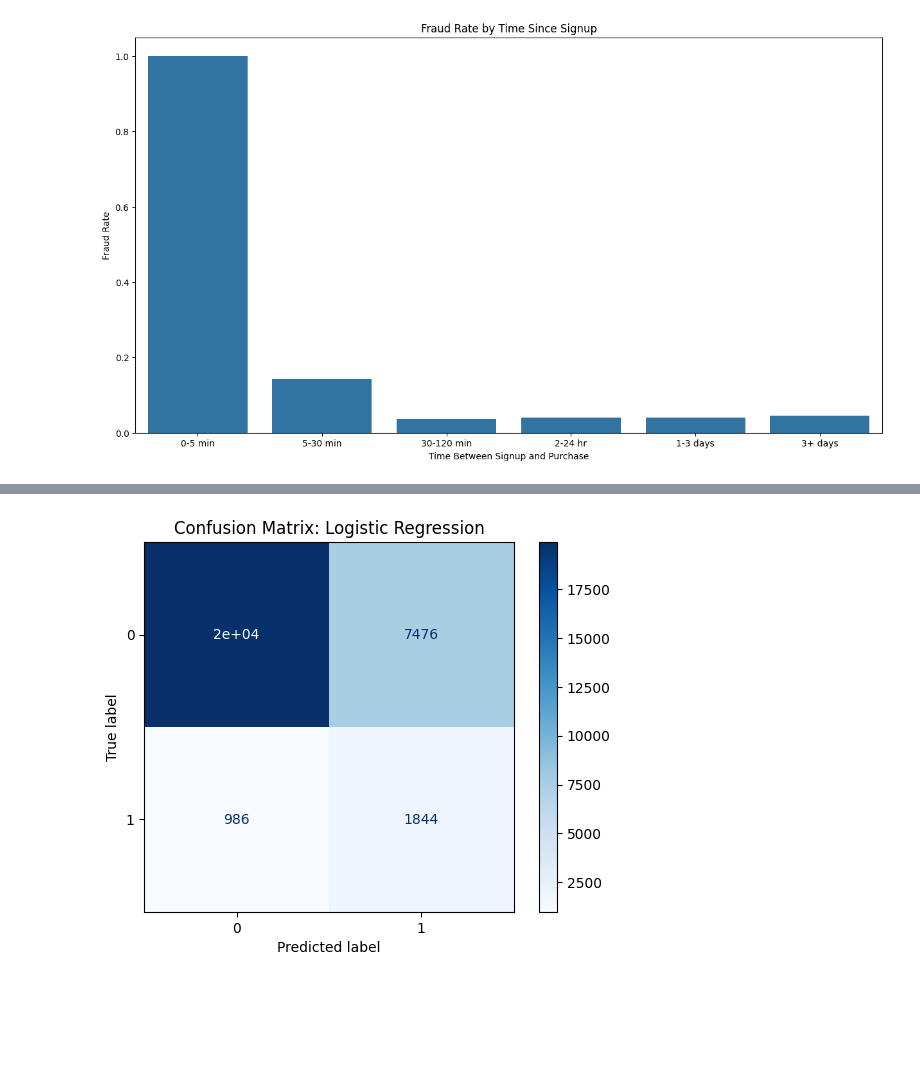
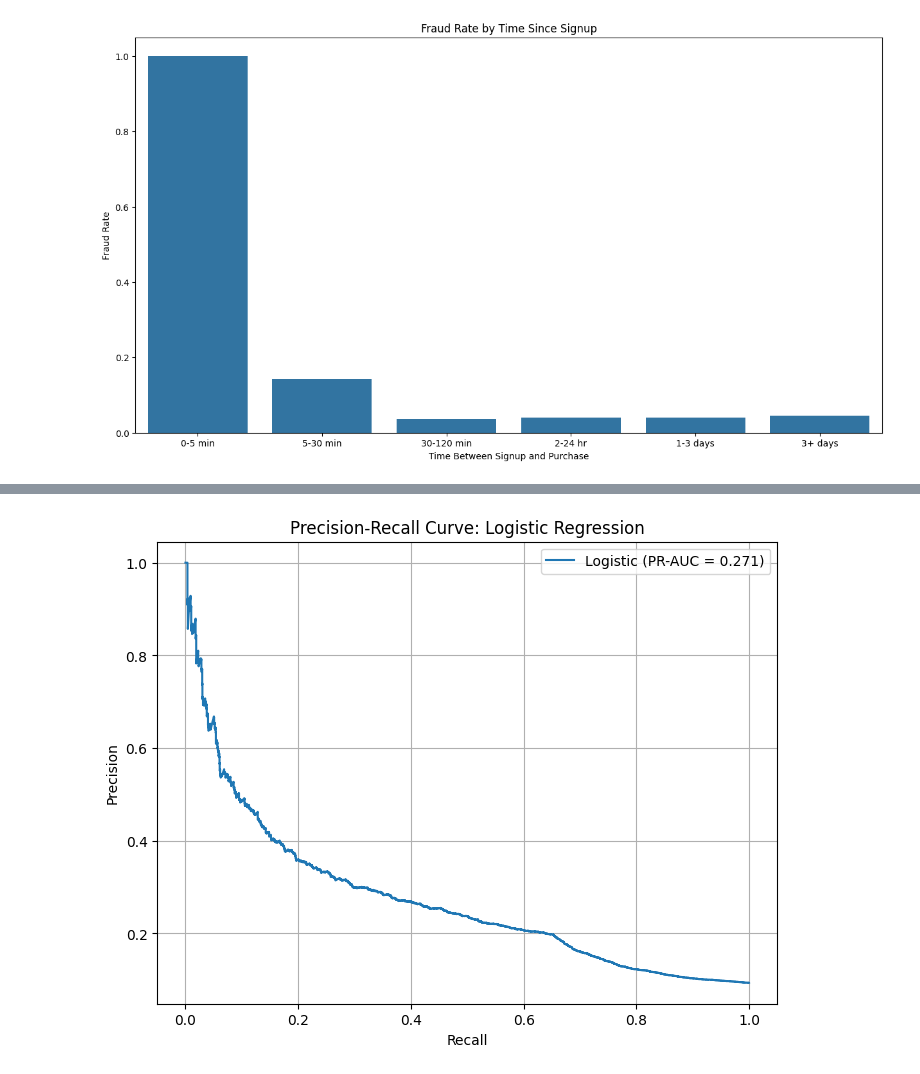
Before and after one commit to yohannes4321/Improved-detection-of-fraud-cases-for-e-commerce-and-bank-transactions, a Jupyter notebook: Nootbook/fraud_data.ipynb, the cells around one changed output, grey strips where cells are left out. Saved outputs shown, nothing was run; the diff lists cells and outputs as text; code cells hidden in the pictures; blank space fills up the shorter version.

Commit message:
model comparision

```diff
--- a/Nootbook/fraud_data.ipynb
+++ b/Nootbook/fraud_data.ipynb
@@ -262,38 +260,67 @@ Error:
 # %%
+import matplotlib.pyplot as plt
+import pandas as pd
+from sklearn.metrics import (confusion_matrix, ConfusionMatrixDisplay,
+                             f1_score, precision_recall_curve, auc)
 
-results = []
+# ----- Logistic Regression -----
+log_model = LogisticRegression(class_weight='balanced', solver='liblinear')
+log_model.fit(x_train, y_train)
 
-plt.figure(figsize=(8, 6))  # One plot for all models
+y_pred_log = log_model.predict(x_test)
+y_score_log = log_model.predict_proba(x_test)[:, 1]
 
-for name, model in model.items():
-    model.fit(x_train, y_train)
-    y_pred = model.predict(x_test)
-    y_score = model.predict_proba(x_test)[:, 1]
+# Confusion Matrix
+cm_log = confusion_matrix(y_test, y_pred_log)
+disp_log = ConfusionMatrixDisplay(cm_log)
+disp_log.plot(cmap="Blues")
+plt.title("Confusion Matrix: Logistic Regression")
+plt.show()
 
-    # Metrics
-    f1 = f1_score(y_test, y_pred)
-    precision, recall, _ = precision_recall_curve(y_test, y_score)
-    pr_auc = auc(recall, precision)  # NOTE: AUC uses recall on x-axis
-
-    # Plot precision-recall curve
-    plt.plot(recall, precision, label=f"{name} (PR-AUC={pr_auc:.3f})")
-
-    # Confusion matrix
-    cm = confusion_matrix(y_test, y_pred)
-    ConfusionMatrixDisplay(cm).plot(cmap='Blues')
-    plt.title(f"Confusion Matrix: {name}")
-    plt.show()
-
-    results.append((name, f1, pr_auc))
-
+# Precision-Recall Curve
+precision_log, recall_log, _ = precision_recall_curve(y_test, y_score_log)
+pr_auc_log = auc(recall_log, precision_log)
+plt.figure(figsize=(8, 6))
+plt.plot(recall_log, precision_log, label=f"Logistic (PR-AUC = {pr_auc_log:.3f})")
 plt.xlabel('Recall')
 plt.ylabel('Precision')
-plt.title('Precision-Recall Curve Comparison')
+plt.title("Precision-Recall Curve: Logistic Regression")
+plt.legend()
 plt.grid(True)
-plt.legend()
 plt.show()
 
-# Show final comparison
-df_results = pd.DataFrame(results, columns=["Model", "F1 Score", "PR-AUC"])
+# ----- Random Forest -----
+rf_model = RandomForestClassifier(class_weight='balanced', random_state=42)
+rf_model.fit(x_train, y_train)
+
+y_pred_rf = rf_model.predict(x_test)
+y_score_rf = rf_model.predict_proba(x_test)[:, 1]
+
+# Confusion Matrix
+cm_rf = confusion_matrix(y_test, y_pred_rf)
+disp_rf = ConfusionMatrixDisplay(cm_rf)
+disp_rf.plot(cmap="Blues")
+plt.title("Confusion Matrix: Random Forest")
+plt.show()
+
+# Precision-Recall Curve
+precision_rf, recall_rf, _ = precision_recall_curve(y_test, y_score_rf)
+pr_auc_rf = auc(recall_rf, precision_rf)
+plt.figure(figsize=(8, 6))
+plt.plot(recall_rf, precision_rf, label=f"Random Forest (PR-AUC = {pr_auc_rf:.3f})")
+plt.xlabel('Recall')
+plt.ylabel('Precision')
+plt.title("Precision-Recall Curve: Random Forest")
+plt.legend()
+plt.grid(True)
+plt.show()
+
+# ----- Summary -----
+df_results = pd.DataFrame({
+    "Model": ["Logistic Regression", "Random Forest"],
+    "F1 Score": [f1_score(y_test, y_pred_log), f1_score(y_test, y_pred_rf)],
+    "PR-AUC": [pr_auc_log, pr_auc_rf]
+})
+
 print(df_results.sort_values(by="PR-AUC", ascending=False))
 # %% [output]
@@ -301 +328 @@ print(df_results.sort_values(by="PR-AUC", ascending=False))
-[figure, old version]
+[figure, new version]
```
Also changed, not shown: parts of 3 cells of this notebook, 5 other files.
